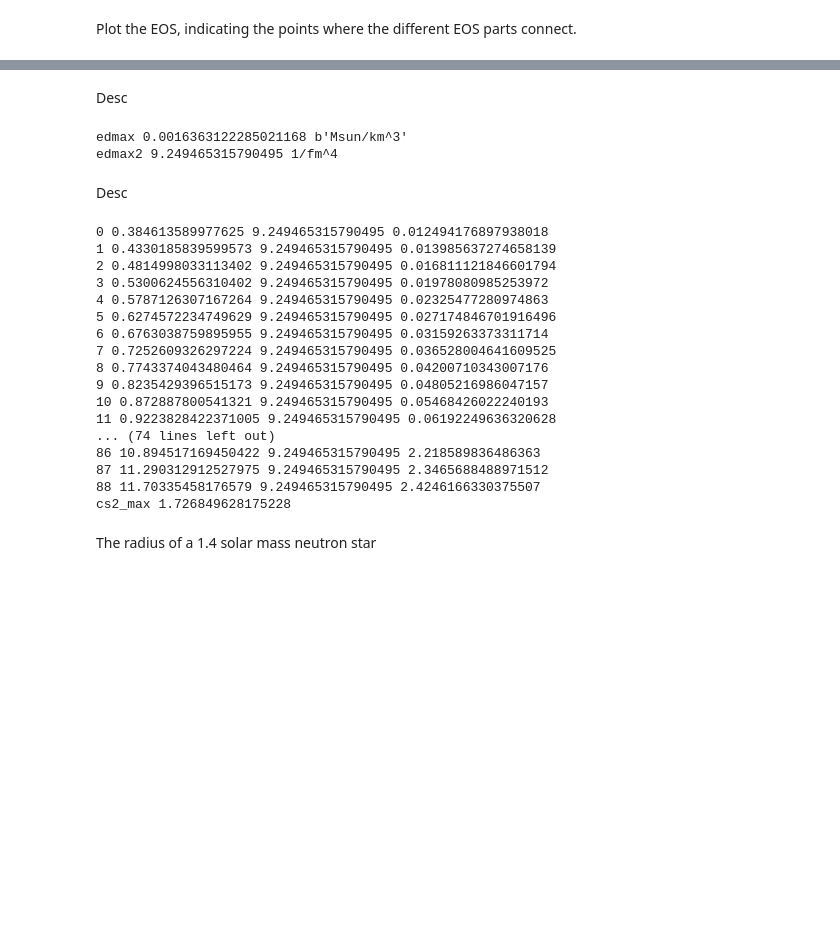
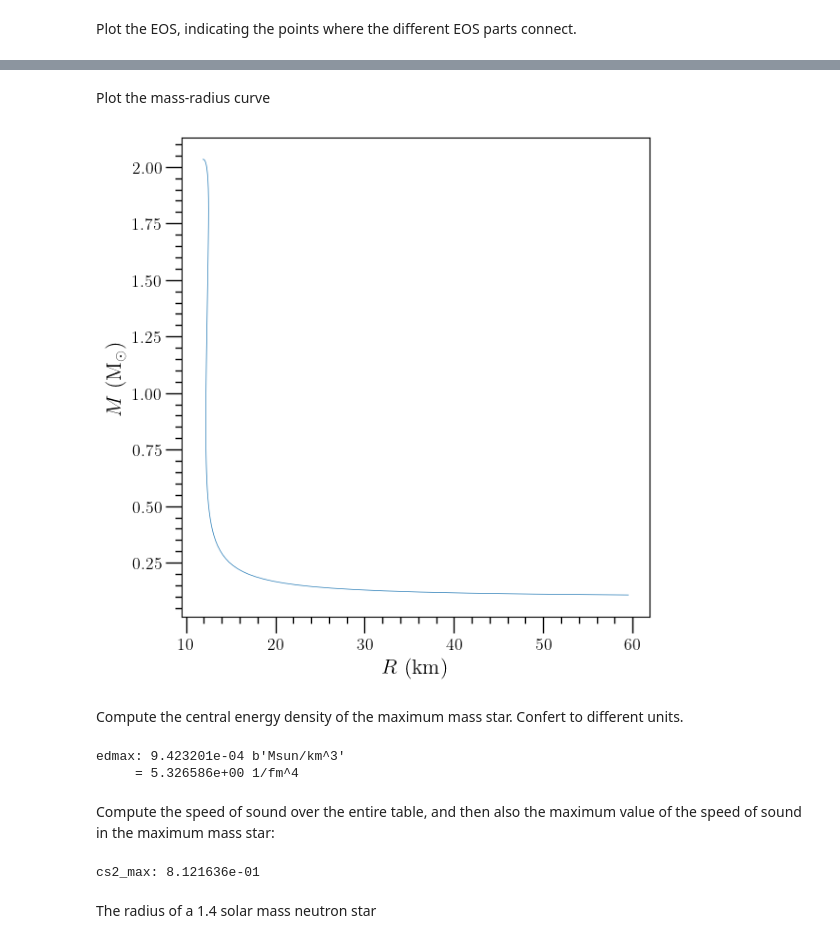
Before and after one commit to awsteiner/o2sclpy, a Jupyter notebook: examples/nstar_rot.ipynb, the cells around one changed output, grey strips where cells are left out. Drawn from its saved outputs; the diff is of its cells as text; code cells hidden in the pictures; blank space fills up the shorter version.

```diff
--- a/examples/nstar_rot.ipynb
+++ b/examples/nstar_rot.ipynb
@@ -245,44 +251,44 @@ Delete table rows larger than the maximum mass
 nonrot=ts.get_results()
 prmax=nonrot.get('pr',nonrot.lookup('gm',nonrot.max('gm')))
 nonrot.delete_rows_func('pr>'+str(prmax))
+# %% [markdown]
+Plot the mass-radius curve
+# %%
+if plots:
+    # Set canvas_flag=False to draw a new matplotlib canvas:
+    pb.canvas_flag=False
+    pb.colbar=False
+    pb.logx=False
+    pb.logy=False
+    pb.plot([nonrot,'r','gm'])
+    pb.xtitle(r'$ R~(\mathrm{km}) $')
+    pb.ytitle(r'$ M~(\mathrm{M}_{\odot}) $')
+    pb.show()
+    plot.close()
+# %% [output]
+[figure, added]
 # %% [markdown]
-Desc
+Compute the central energy density of the maximum mass star. Confert to different units.
 # %%
 edmax=nonrot.max('ed')
-print('edmax',edmax,nonrot.get_unit('ed'))
+print('edmax: %7.6e %s' %(edmax,nonrot.get_unit('ed')))
 edmax2=cu.convert('Msun/km^3','1/fm^4',edmax)
-print('edmax2',edmax2,'1/fm^4')
-tab.deriv_col('ed','pr','cs2')
-cs2_max=0
+print('     = %7.6e 1/fm^4' %(edmax2))
 # %% [output]
-edmax 0.0016363122285021168 b'Msun/km^3'
-edmax2 9.249465315790495 1/fm^4
+edmax: 9.423201e-04 b'Msun/km^3'
+     = 5.326586e+00 1/fm^4
 # %% [markdown]
-Desc
+Compute the speed of sound over the entire table, and then also the maximum value of the speed of sound in the maximum mass star:
 # %%
+tab.deriv_col('ed','pr','cs2')
+cs2_max=0
 for i in range(0,tab.get_nlines()):
-    print(i,tab.get('ed',i),edmax2,tab.get('cs2',i))
+    #print(i,tab.get('ed',i),edmax2,tab.get('cs2',i))
     if tab.get('ed',i)<edmax2 and tab.get('cs2',i)>cs2_max:
         cs2_max=tab.get('cs2',i)
-print('cs2_max',cs2_max)
+print('cs2_max: %7.6e' %(cs2_max))
 # %% [output]
-0 0.384613589977625 9.249465315790495 0.012494176897938018
-1 0.4330185839599573 9.249465315790495 0.013985637274658139
-2 0.4814998033113402 9.249465315790495 0.016811121846601794
-3 0.5300624556310402 9.249465315790495 0.01978080985253972
-4 0.5787126307167264 9.249465315790495 0.02325477280974863
-5 0.6274572234749629 9.249465315790495 0.027174846701916496
-6 0.6763038759895955 9.249465315790495 0.03159263373311714
-7 0.7252609326297224 9.249465315790495 0.036528004641609525
-8 0.7743374043480464 9.249465315790495 0.04200710343007176
-9 0.8235429396515173 9.249465315790495 0.04805216986047157
-10 0.872887800541321 9.249465315790495 0.05468426022240193
-11 0.9223828422371005 9.249465315790495 0.06192249636320628
-... (74 lines left out)
-86 10.894517169450422 9.249465315790495 2.218589836486363
-87 11.290312912527975 9.249465315790495 2.3465688488971512
-88 11.70335458176579 9.249465315790495 2.4246166330375507
-cs2_max 1.726849628175228
+cs2_max: 8.121636e-01
 # %% [markdown]
 The radius of a 1.4 solar mass neutron star
 # %%
```
Also changed, not shown: parts of 19 cells of this notebook, 1 other file.
